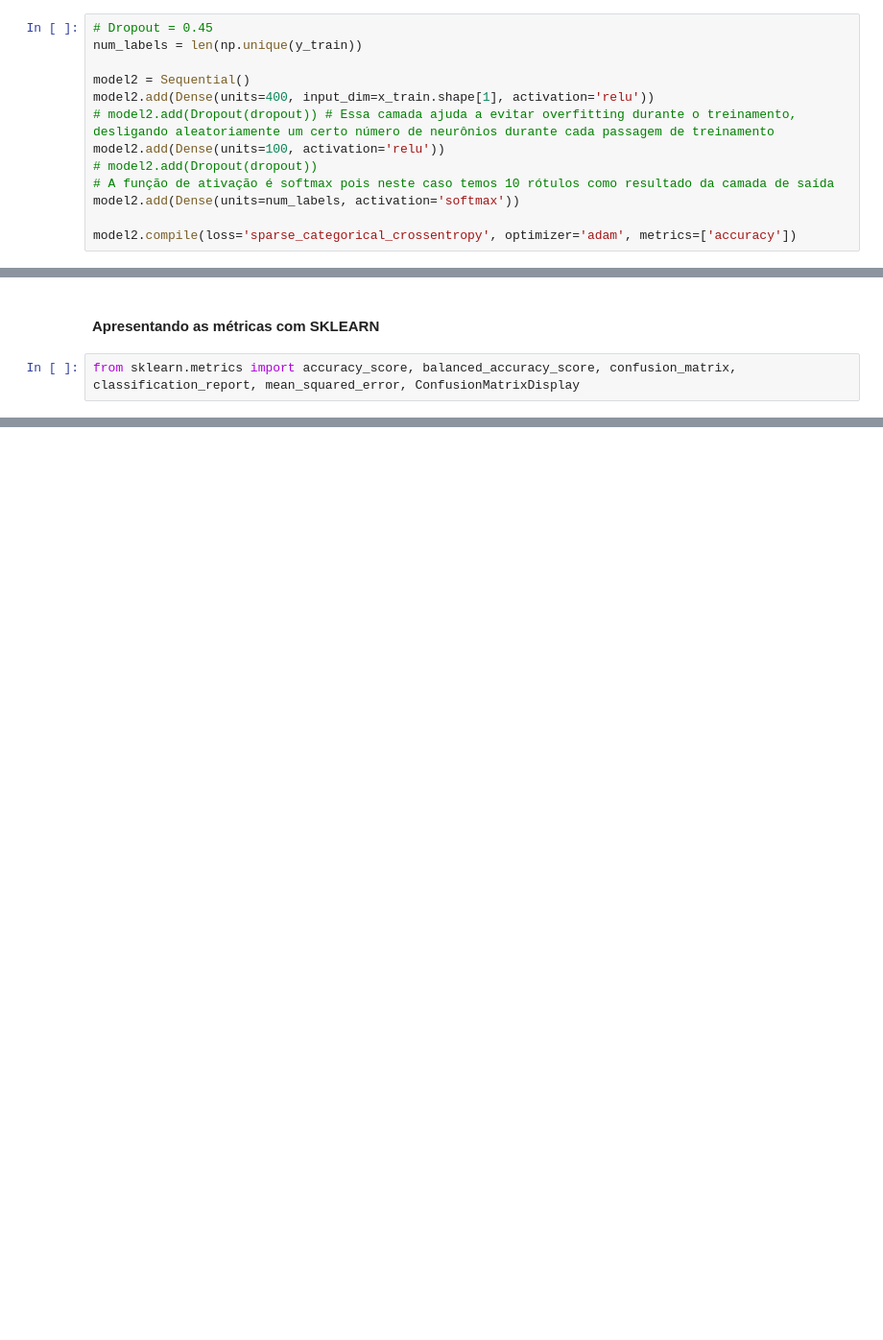
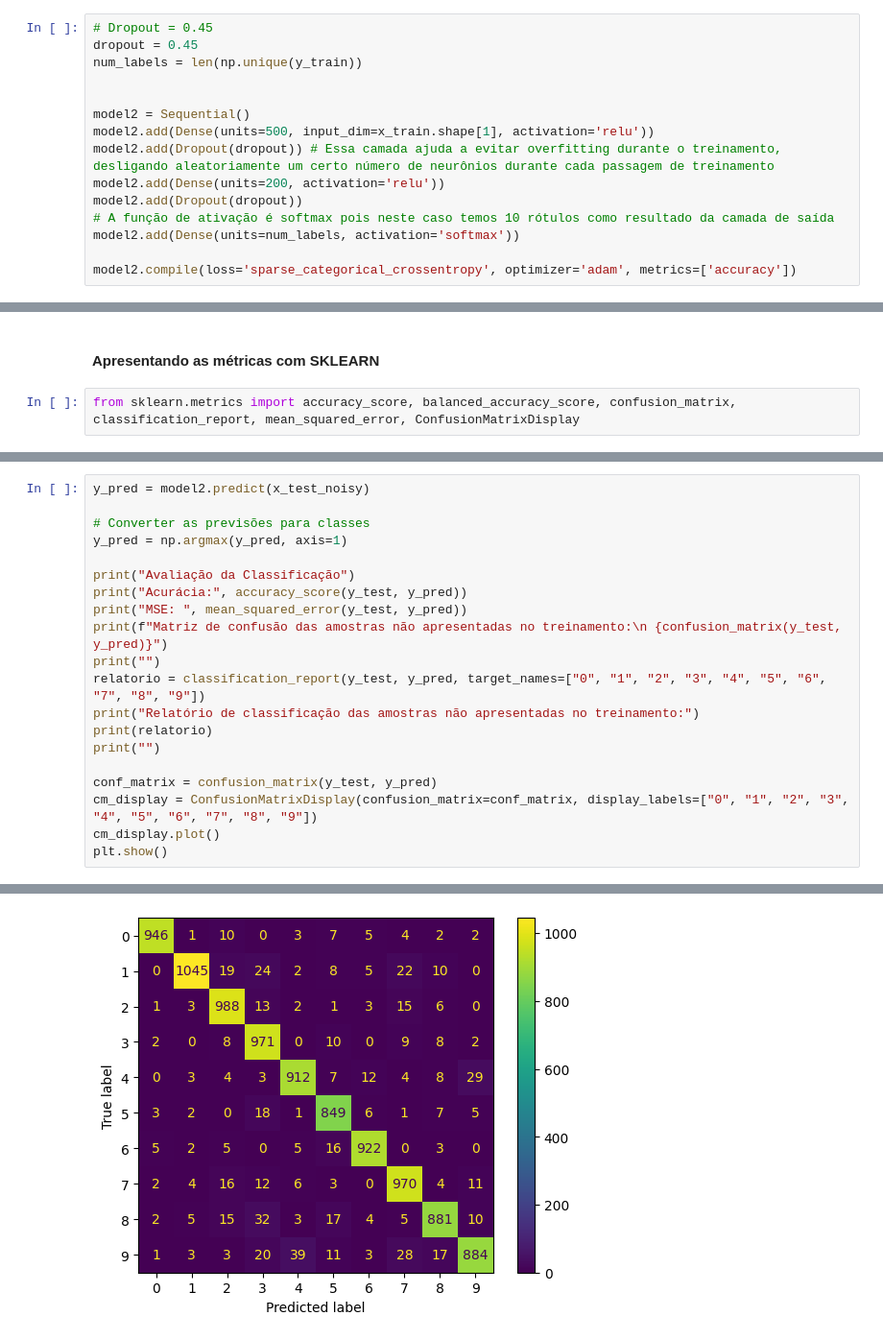
Before and after one commit to WilliamParlow/postgrad-ai, a Jupyter notebook: Inteligencia_Artificial/artificial_neural_networks/PMC - Autoencoders/Autoencoders_com_dataset_mnist_com_keras.ipynb, the cells around one changed output, grey strips where cells are left out. Shown at 96% size. Drawn from its saved outputs; the diff is of its cells as text; blank space fills up the shorter version.

```diff
--- a/Inteligencia_Artificial/artificial_neural_networks/PMC - Autoencoders/Autoencoders_com_dataset_mnist_com_keras.ipynb
+++ b/Inteligencia_Artificial/artificial_neural_networks/PMC - Autoencoders/Autoencoders_com_dataset_mnist_com_keras.ipynb
@@ -201,13 +203,15 @@ for i in range(n):
 #### Criando um modelo de classificação  para testar as amostras ruidosas, amostras originais e as amostras recuperadas do ruído
 # %%
 # Dropout = 0.45
+dropout = 0.45
 num_labels = len(np.unique(y_train))
 
+
 model2 = Sequential()
-model2.add(Dense(units=400, input_dim=x_train.shape[1], activation='relu'))
-# model2.add(Dropout(dropout)) # Essa camada ajuda a evitar overfitting durante o treinamento, desligando aleatoriamente um certo número de neurônios durante cada passagem de treinamento
-model2.add(Dense(units=100, activation='relu'))
-# model2.add(Dropout(dropout))
+model2.add(Dense(units=500, input_dim=x_train.shape[1], activation='relu'))
+model2.add(Dropout(dropout)) # Essa camada ajuda a evitar overfitting durante o treinamento, desligando aleatoriamente um certo número de neurônios durante cada passagem de treinamento
+model2.add(Dense(units=200, activation='relu'))
+model2.add(Dropout(dropout))
 # A função de ativação é softmax pois neste caso temos 10 rótulos como resultado da camada de saída
 model2.add(Dense(units=num_labels, activation='softmax'))
 
@@ -295,0 +299,21 @@ weighted avg       0.98      0.98      0.98     10000
+# %%
+y_pred = model2.predict(x_test_noisy)
+
+# Converter as previsões para classes
+y_pred = np.argmax(y_pred, axis=1)
+
+print("Avaliação da Classificação")
+print("Acurácia:", accuracy_score(y_test, y_pred))
+print("MSE: ", mean_squared_error(y_test, y_pred))
+print(f"Matriz de confusão das amostras não apresentadas no treinamento:\n {confusion_matrix(y_test, y_pred)}")
+print("")
+relatorio = classification_report(y_test, y_pred, target_names=["0", "1", "2", "3", "4", "5", "6", "7", "8", "9"])
+print("Relatório de classificação das amostras não apresentadas no treinamento:")
+print(relatorio)
+print("")
+
+conf_matrix = confusion_matrix(y_test, y_pred)
+cm_display = ConfusionMatrixDisplay(confusion_matrix=conf_matrix, display_labels=["0", "1", "2", "3", "4", "5", "6", "7", "8", "9"])
+cm_display.plot()
+plt.show()
+# %% [output]
@@ -295,0 +337 @@ weighted avg       0.98      0.98      0.98     10000
+[figure, added]
```
Also changed, not shown: parts of 10 cells of this notebook.
